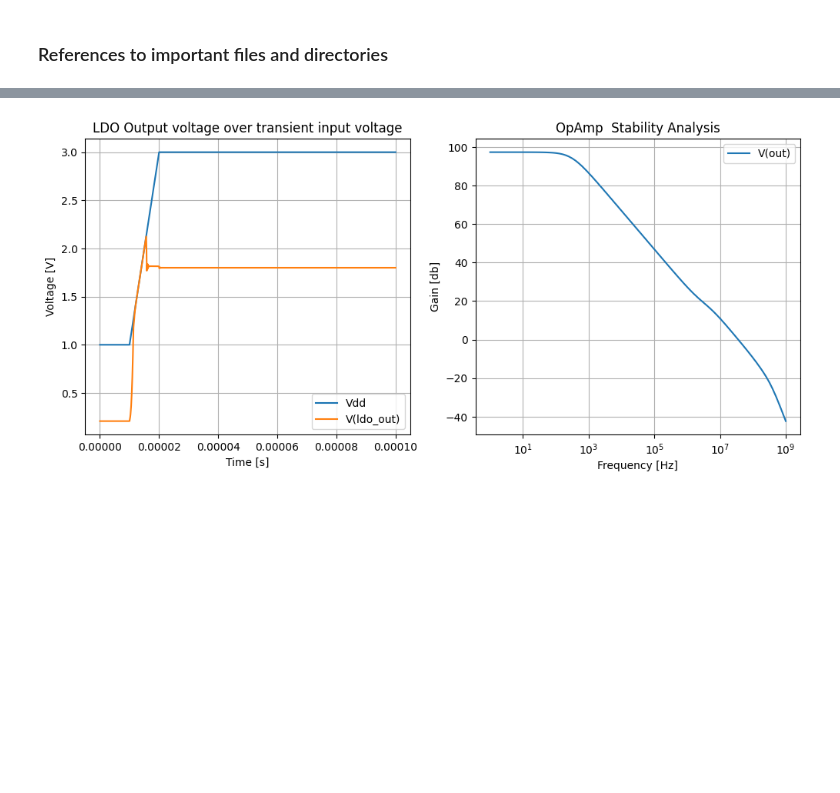
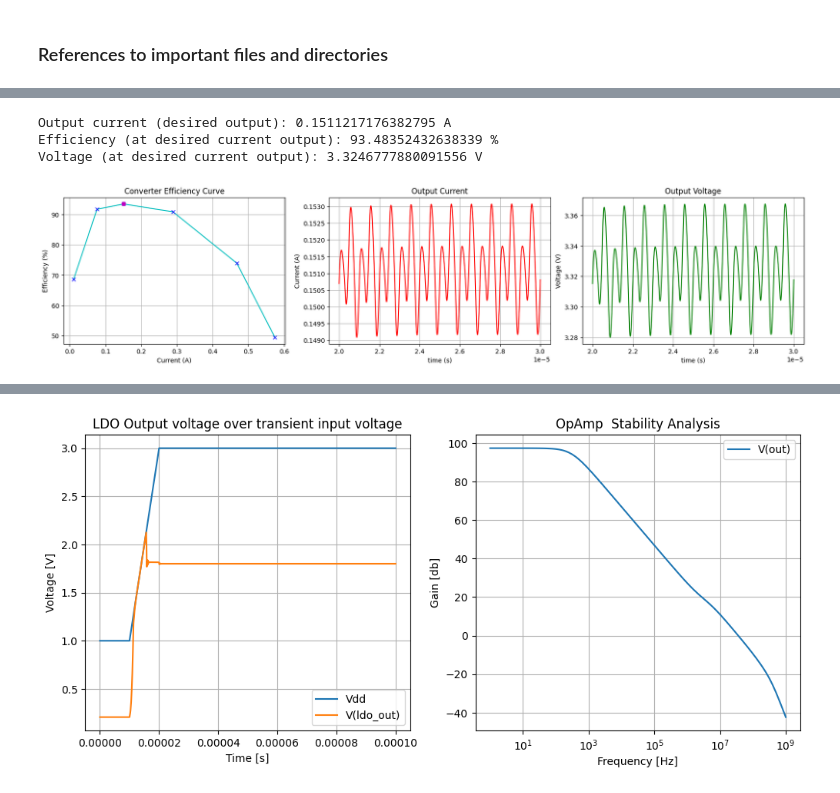
Before and after one commit to sscs-ose/sscs-ose-chipathon.github.io, a Jupyter notebook: initial_notebooks_2023/submitted_notebooks/labbench-on-chip-pmic/labbench-on-chip-pmic.ipynb, the cells around one changed output, grey strips where cells are left out. Cells and saved outputs as stored; diff of their text form; code cells hidden in the pictures; blank space fills up the shorter version.

Commit message:
All simulations working

```diff
--- a/initial_notebooks_2023/submitted_notebooks/labbench-on-chip-pmic/labbench-on-chip-pmic.ipynb
+++ b/initial_notebooks_2023/submitted_notebooks/labbench-on-chip-pmic/labbench-on-chip-pmic.ipynb
@@ -279,0 +277,72 @@ fig.show()
+# %%
+# Simulation analysis
+#####################
+import pandas as pd
+import numpy as np
+from matplotlib import pyplot as plt
+
+data = pd.read_csv('dc-dc.txt',delim_whitespace=True, header=None,names=['t', 'v', 't1', 'i1','t2','v2','t3','i','o','g']).values
+eff_arr=[]
+curr_arr=[]
+r=[1,2,3,4,5,6]
+indices=[]
+for res in r:
+    i=0
+    for number in data:
+        if round(number[0],13)==0.00002 and i not in indices:
+            row1=i
+            indices.append(i)
+        if round(number[0],13)==0.00003 and i not in indices:
+            row2=i
+            indices.append(i)
+            break
+        i+=1
+    v_out = data[row1:row2,1]
+    i_in = (-1)*data[row1:row2,3]
+    i_out = data[row1:row2,7]
+    vout = np.mean(v_out)
+    iin = np.mean(i_in)
+    iout = np.mean(i_out)
+    pout = vout*iout
+    vin=5
+    pin = vin*iin
+    filter_eff = (pout/pin)*(100)
+    if res==3:
+        pre_lay_sis_filter_eff=filter_eff
+        pre_lay_sis_filter_curr=iout
+        pre_lay_sis_filter_volt=vout
+        curr_trace=i_out
+        v_trace=v_out
+        time=data[row1:row2,6]
+    eff_arr.append(filter_eff)
+    curr_arr.append(iout)
+print('Output current (desired output):',pre_lay_sis_filter_curr,'A')
+print('Efficiency (at desired current output):',pre_lay_sis_filter_eff,'%')
+print('Voltage (at desired current output):',pre_lay_sis_filter_volt,'V')
+
+fig, axs = plt.subplots(1, 3, constrained_layout=True, figsize=(17,4))
+axs[0].plot(curr_arr,eff_arr,color='c')
+axs[0].plot(curr_arr,eff_arr,'bx')
+axs[0].plot(pre_lay_sis_filter_curr,pre_lay_sis_filter_eff,'mo')
+axs[0].set_title('Converter Efficiency Curve')
+axs[0].set_xlabel('Current (A)')
+axs[0].set_ylabel('Efficiency (%)')
+axs[0].grid()
+
+axs[1].plot(time,curr_trace,color='r')
+axs[1].set_xlabel('time (s)')
+axs[1].set_title('Output Current')
+axs[1].set_ylabel('Current (A)')
+axs[1].grid()
+
+axs[2].plot(time,v_trace,color='g')
+axs[2].set_xlabel('time (s)')
+axs[2].set_title('Output Voltage')
+axs[2].set_ylabel('Voltage (V)')
+axs[2].grid()
+plt.show()
+# %% [output]
+Output current (desired output): 0.1511217176382795 A
+Efficiency (at desired current output): 93.48352432638339 %
+Voltage (at desired current output): 3.3246777880091556 V
+[figure, added]
```
Also changed, not shown: parts of 26 cells of this notebook.
